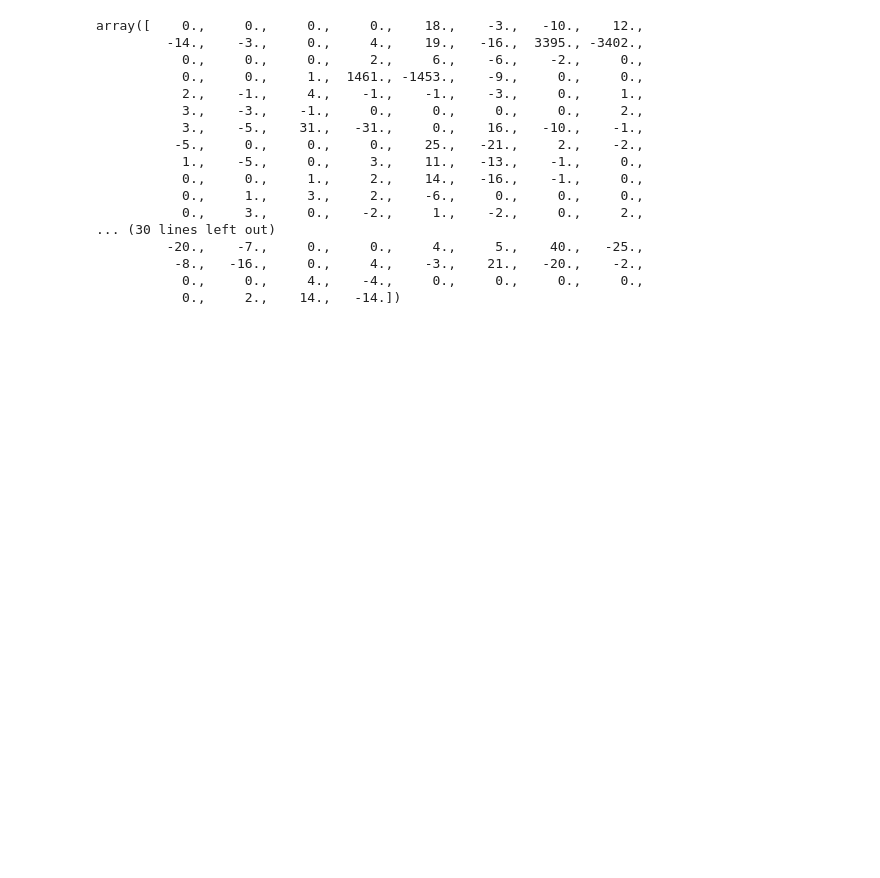
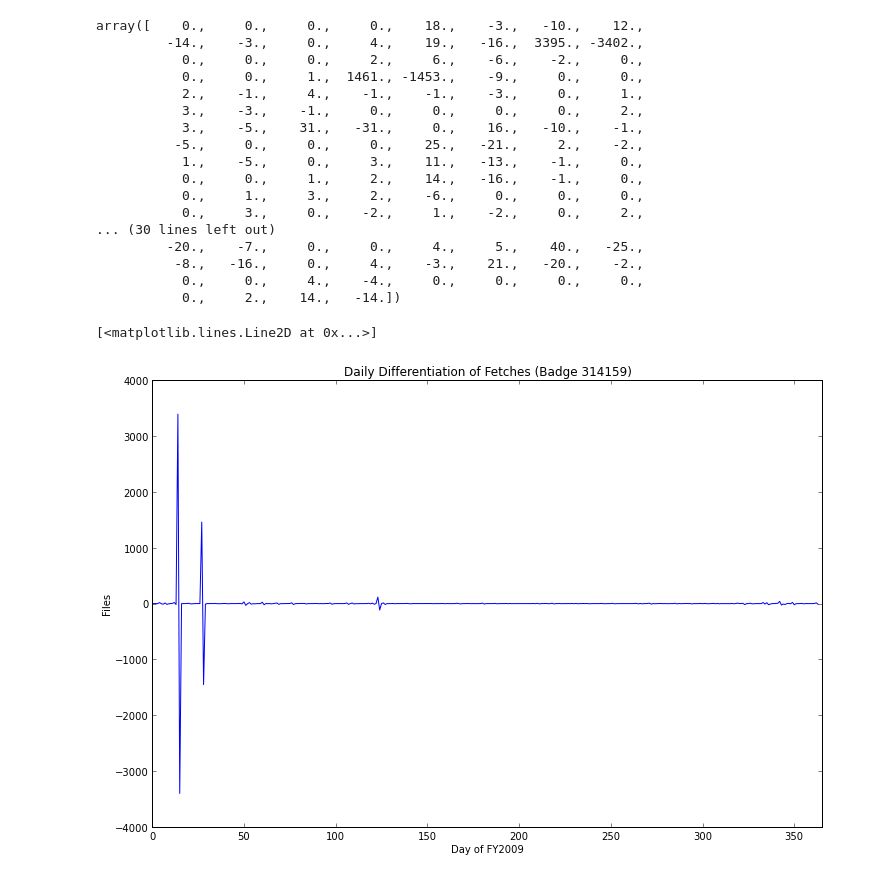
Before and after one commit to svkerr/Aerolink_Ubuntu, a Jupyter notebook: aerolink_daily_analysis.ipynb, the cells around one changed output. Cells and saved outputs as stored; diff of their text form; code cells hidden in the pictures; blank space fills up the shorter version.

```diff
--- a/aerolink_daily_analysis.ipynb
+++ b/aerolink_daily_analysis.ipynb
@@ -141,3 +207,14 @@ array([    0.,     0.,     0.,     0.,    18.,    -3.,   -10.,    12.,
           -8.,   -16.,     0.,     4.,    -3.,    21.,   -20.,    -2.,
            0.,     0.,     4.,    -4.,     0.,     0.,     0.,     0.,
            0.,     2.,    14.,   -14.])
+# %%
+from pylab import *
+rcParams['figure.figsize'] = 12,8
+plt.xlabel('Day of FY2009')
+plt.ylabel('Files')
+plt.xlim(0,365)
+plt.title('Daily Differentiation of Fetches (Badge 314159)')
+plt.plot(daily_diff[690])
+# %% [output]
+[<matplotlib.lines.Line2D at 0x...>]
+[figure, added]
```
Also changed, not shown: parts of 6 cells of this notebook.
